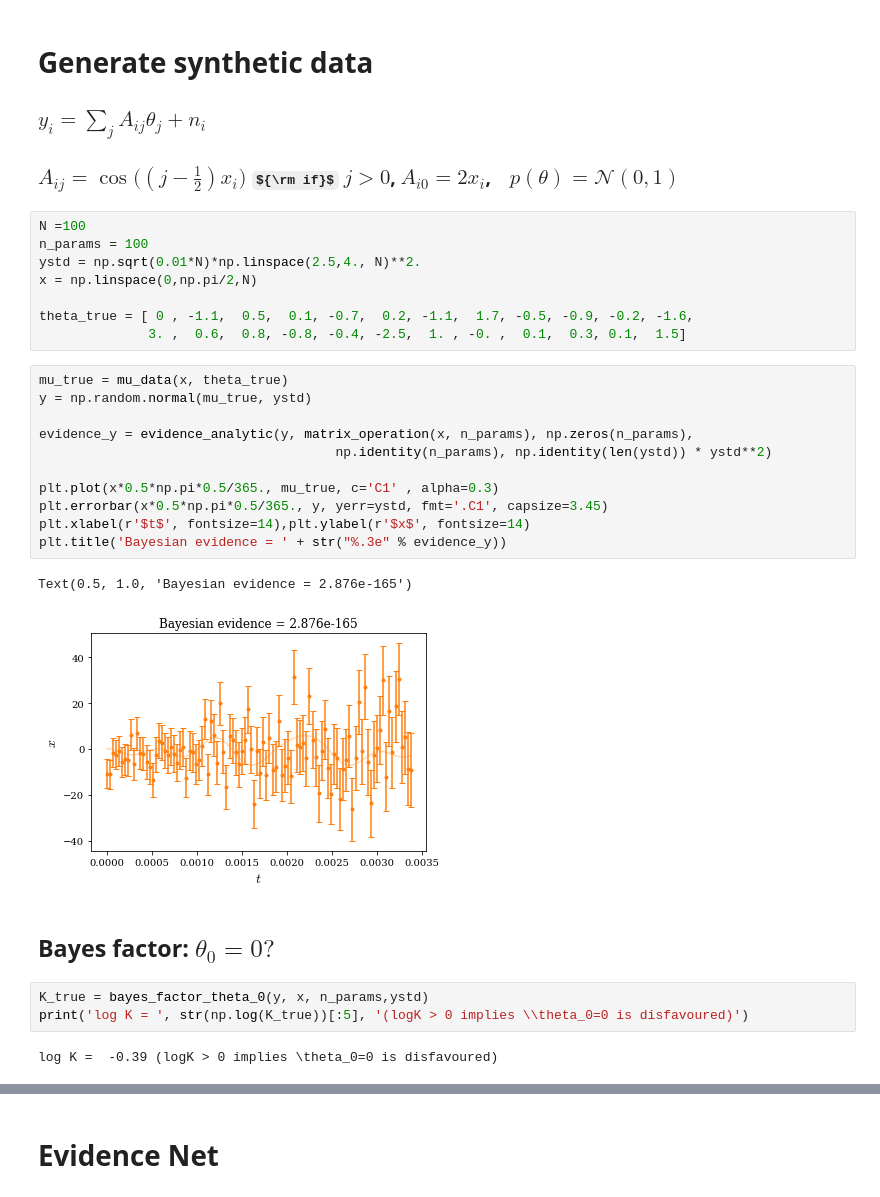
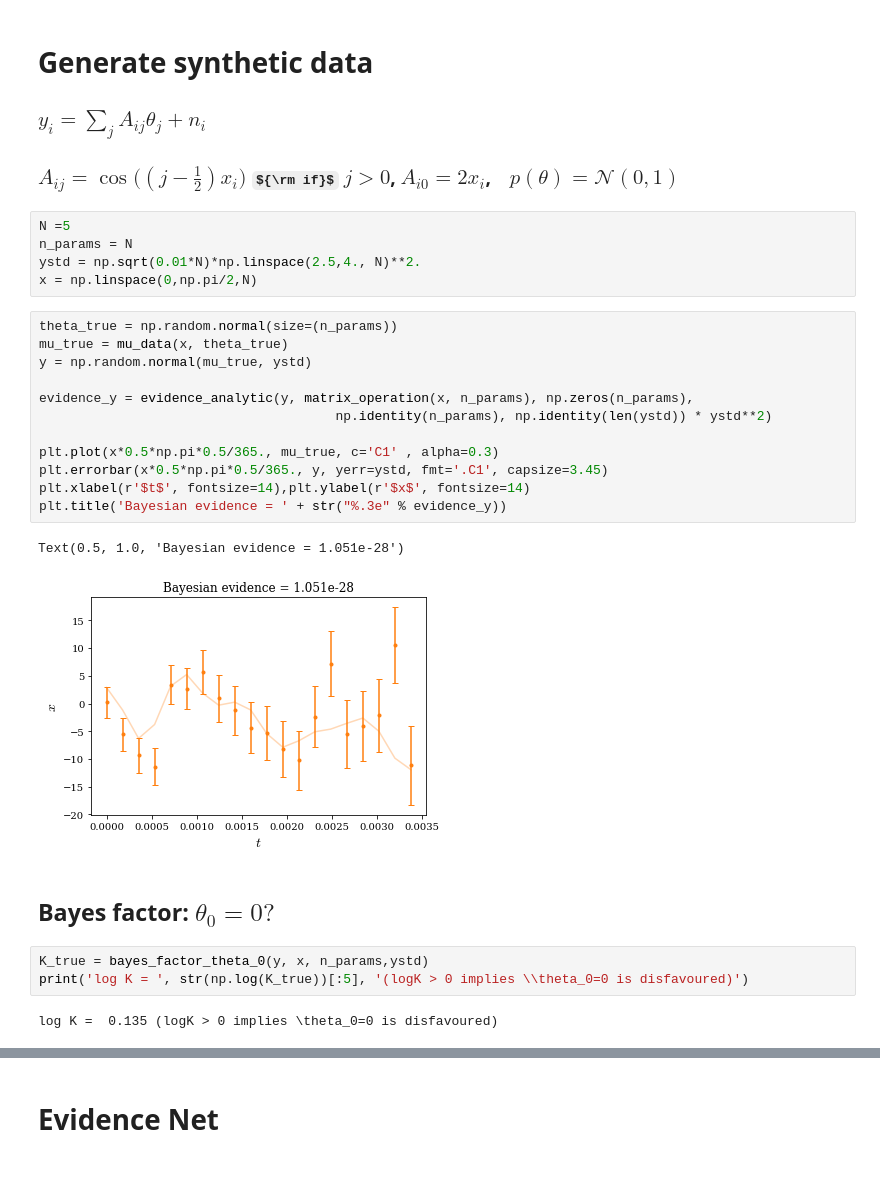
Before and after one commit to NiallJeffrey/EvidenceNetworksDemo, a Jupyter notebook: time_series_demo.ipynb, the cells around one changed output, grey strips where cells are left out. Cells and saved outputs as stored; diff of their text form; some formulas as TeX source.

```diff
--- a/time_series_demo.ipynb
+++ b/time_series_demo.ipynb
@@ -16,34 +16,32 @@ plt.rcParams['image.cmap'] = 'coolwarm'
 ### $y_i = \sum\limits_{j} A_{ij} \theta_j + n_i$
 ### $A_{ij} = \cos \big((j-\frac{1}{2})x_i \big)$  ${\rm if}$ $j>0$,$\ A_{i0} = 2 x_i $,  $\ \ \ p(\theta) = \mathcal{N}(0,1)$
 # %%
-N =100
-n_params = 100
+N =5
+n_params = N
 ystd = np.sqrt(0.01*N)*np.linspace(2.5,4., N)**2.
 x = np.linspace(0,np.pi/2,N)
-
-theta_true = [ 0 , -1.1,  0.5,  0.1, -0.7,  0.2, -1.1,  1.7, -0.5, -0.9, -0.2, -1.6,
-              3. ,  0.6,  0.8, -0.8, -0.4, -2.5,  1. , -0. ,  0.1,  0.3, 0.1,  1.5]
 # %%
+theta_true = np.random.normal(size=(n_params))
 mu_true = mu_data(x, theta_true)
 y = np.random.normal(mu_true, ystd)
 
 evidence_y = evidence_analytic(y, matrix_operation(x, n_params), np.zeros(n_params),
                                       np.identity(n_params), np.identity(len(ystd)) * ystd**2)
 
 plt.plot(x*0.5*np.pi*0.5/365., mu_true, c='C1' , alpha=0.3)
 plt.errorbar(x*0.5*np.pi*0.5/365., y, yerr=ystd, fmt='.C1', capsize=3.45)
 plt.xlabel(r'$t$', fontsize=14),plt.ylabel(r'$x$', fontsize=14)
 plt.title('Bayesian evidence = ' + str("%.3e" % evidence_y))
 # %% [output]
-Text(0.5, 1.0, 'Bayesian evidence = 2.876e-165')
+Text(0.5, 1.0, 'Bayesian evidence = 1.051e-28')
-[figure, old version]
+[figure, new version]
 # %% [markdown]
 ## Bayes factor: $\theta_0=0?$
 # %%
 K_true = bayes_factor_theta_0(y, x, n_params,ystd)
 print('log K = ', str(np.log(K_true))[:5], '(logK > 0 implies \\theta_0=0 is disfavoured)')
 # %% [output]
-log K =  -0.39 (logK > 0 implies \theta_0=0 is disfavoured)
+log K =  0.135 (logK > 0 implies \theta_0=0 is disfavoured)
 # %%
 plt.figure(figsize=(5,4))
 plt.errorbar(x/x.max()*365, y, yerr=ystd, fmt='.C1', capsize=3.45)
```
Also changed, not shown: parts of 21 cells of this notebook, 1 other file.
